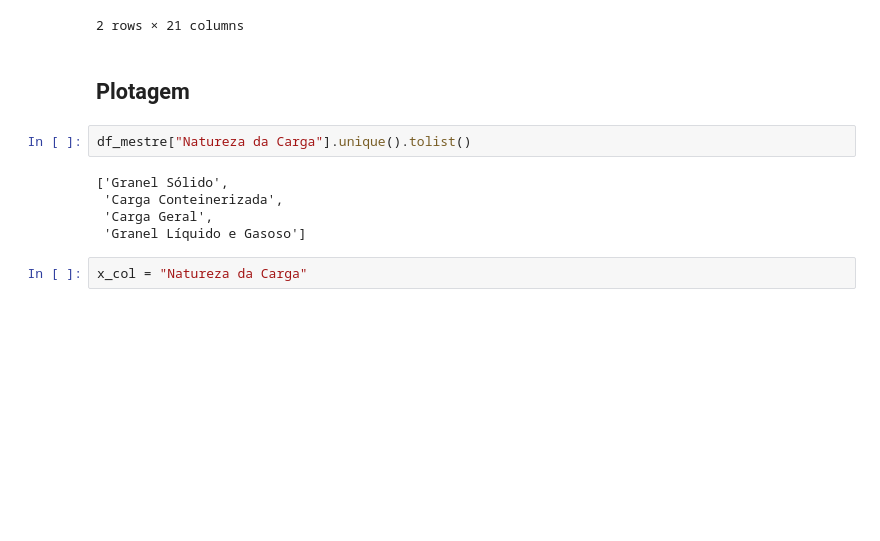
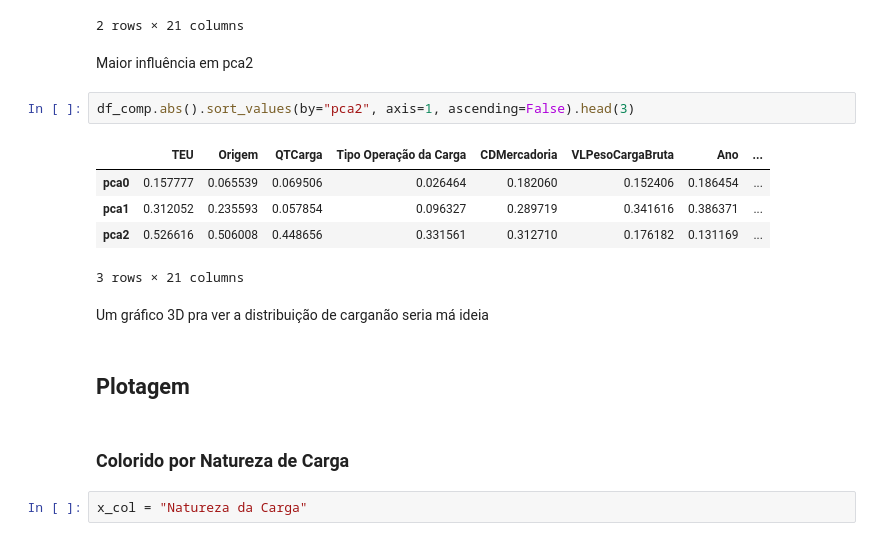
Before and after one commit to igorzeck/PCA, a Jupyter notebook: correlac_df_santos_imp_especifico.ipynb, the cells around one changed output. Saved outputs shown, nothing was run; the diff lists cells and outputs as text; blank space fills up the shorter version.

Commit message:
Plotagem de gráficos

```diff
--- a/correlac_df_santos_imp_especifico.ipynb
+++ b/correlac_df_santos_imp_especifico.ipynb
@@ -170,14 +132,21 @@ df_comp.abs().sort_values(by="pca1", axis=1, ascending=False).head(2)
 | pca0 | 0.257764 | 0.186454 | 0.435039 | 0.152406 | 0.157777 | 0.182060 | 0.065539 | ... |
 | pca1 | 0.524772 | 0.386371 | 0.345830 | 0.341616 | 0.312052 | 0.289719 | 0.235593 | ... |
 2 rows × 21 columns
+# %% [markdown]
+Maior influência em pca2
+# %%
+df_comp.abs().sort_values(by="pca2", axis=1, ascending=False).head(3)
+# %% [output]
+|  | TEU | Origem | QTCarga | Tipo Operação da Carga | CDMercadoria | VLPesoCargaBruta | Ano | ... |
+| pca0 | 0.157777 | 0.065539 | 0.069506 | 0.026464 | 0.182060 | 0.152406 | 0.186454 | ... |
+| pca1 | 0.312052 | 0.235593 | 0.057854 | 0.096327 | 0.289719 | 0.341616 | 0.386371 | ... |
+| pca2 | 0.526616 | 0.506008 | 0.448656 | 0.331561 | 0.312710 | 0.176182 | 0.131169 | ... |
+3 rows × 21 columns
+# %% [markdown]
+Um gráfico 3D pra ver a distribuição de carganão seria má ideia
 # %% [markdown]
 ## Plotagem
-# %%
-df_mestre["Natureza da Carga"].unique().tolist()
-# %% [output]
-['Granel Sólido',
- 'Carga Conteinerizada',
- 'Carga Geral',
- 'Granel Líquido e Gasoso']
+# %% [markdown]
+### Colorido por Natureza de Carga
 # %%
 x_col = "Natureza da Carga"
```
Also changed, not shown: parts of 23 cells of this notebook, 4 other files.
